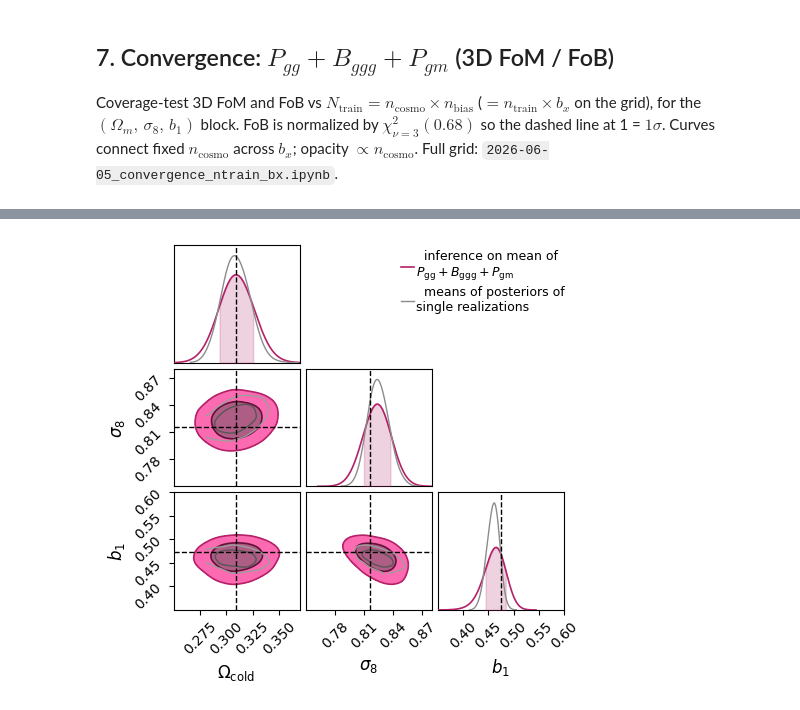
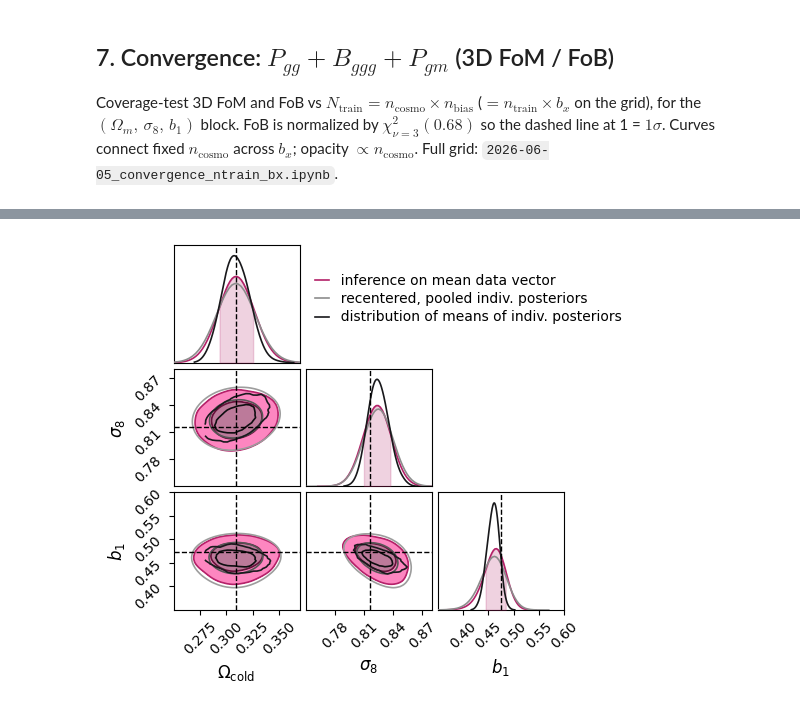
Before and after one commit to kstoreyf/muchisimocks, a Jupyter notebook: notebooks/2026-06-11_paper_figures.ipynb, the cells around one changed output, grey strips where cells are left out. Saved outputs shown, nothing was run; the diff lists cells and outputs as text; code cells hidden in the pictures.

Commit message:
working on paper figures

```diff
--- a/notebooks/2026-06-11_paper_figures.ipynb
+++ b/notebooks/2026-06-11_paper_figures.ipynb
@@ -1704,19 +1753,25 @@ Same mean-of-stats posterior as A1, but instead of thin individual realization p
 # %%
-# A1b: mean-of-stats contours vs 1σ/2σ contours of per-realization posterior means
+# A1b: mean-of-stats vs per-realization means (black) & recentered single-mock uncertainty (grey)
 import utils_inference
 
 statistics_row = ["pk", "bispec", "pgm"]
 tag_masks_row = "_kb0.25_kpgm0.25"
-color_indiv = "#8C8C8C"
-lw_indiv, lw_mean = 1.0, 1.2
+color_indiv = "black"
+color_recentered = "#8C8C8C"
+lw_contour = 1.2
+smooth_means = 0  # hist smooth (0 = none). 6 oversmooths 2D blobs
+bins_means = 12  # hist bins; default 8 is the usual source of lumpy 2D
+kde_means = True  # True → KDE instead of histogram (try if bins still look odd)
 fontsize_legend_a1b = 9
+k_per_obs = 500  # posterior draws kept per realization when pooling
 extents_a = {
     "omega_cold": [0.25, 0.37],
     "sigma8_cold": [0.75, 0.88],
     "b1": [0.35, 0.60],
 }
-label_mean = "inference on mean of\n$P_\\mathrm{gg}+B_\\mathrm{ggg}+P_\\mathrm{gm}$"
-label_indiv = "means of posteriors of\nsingle realizations"
+label_mean = "inference on mean data vector"
+label_indiv = "distribution of means of indiv. posteriors"
+label_recentered = "recentered, pooled indiv. posteriors"
 
 tags_inf, _, _, _ = utils_plot.setup_inference_tags(
     data_mode=data_mode, tag_params=TAG_PARAMS_TRAIN, tag_biasparams=TAG_BIASPARAMS_TRAIN,
@@ -1743,38 +1798,74 @@ if not fn_sample.exists():
     raise FileNotFoundError(fn_sample)
 print(f"fn_samples (indiv) = {fn_sample}")
 
-samples_arr = np.load(fn_sample)  # (n_draw, n_obs, n_par)
-param_names_samples = np.loadtxt(
-    dir_sbi / f"sbi{tag_inf}" / "param_names.txt", dtype=str,
+
+def _build_a1b_recentered_bundle():
+    """Load per-realization posteriors, unreparam, means, and pooled recentered draws."""
+    samples_arr = np.load(fn_sample)  # (n_draw, n_obs, n_par)
+    param_names_samples = np.loadtxt(
+        dir_sbi / f"sbi{tag_inf}" / "param_names.txt", dtype=str,
+    )
+    samples_u, names_u = utils_inference.unreparameterize_theta(
+        samples_arr, list(param_names_samples), strict=False,
+    )
+    names_u = list(names_u)
+    i_zoom = [names_u.index(pn) for pn in PARAM_NAMES_ZOOM]
+    samples_zoom = samples_u[:, :, i_zoom]
+    theta_hat = np.nanmean(samples_zoom, axis=0)
+    finite_obs = np.all(np.isfinite(theta_hat), axis=1)
+    theta_hat = theta_hat[finite_obs]
+    samples_zoom_ok = samples_zoom[:, finite_obs, :]
+    n_obs_ok = theta_hat.shape[0]
+    theta_bar = np.mean(theta_hat, axis=0)
+    n_draw = samples_zoom_ok.shape[0]
+    k = min(int(k_per_obs), n_draw)
+    draw_idx = np.random.default_rng(1).choice(n_draw, size=k, replace=False)
+    s_tilde = samples_zoom_ok[draw_idx] - theta_hat[None, :, :] + theta_bar[None, None, :]
+    pooled_recentered = s_tilde.reshape(k * n_obs_ok, len(PARAM_NAMES_ZOOM))
+    return dict(theta_hat=theta_hat, pooled_recentered=pooled_recentered, k=k)
+
+
+_a1b = load_or_build(
+    f"figA1b_recentered_pooled_pk_bispec_pgm_k{k_per_obs}",
+    _build_a1b_recentered_bundle,
 )
-samples_u, names_u = utils_inference.unreparameterize_theta(
-    samples_arr, list(param_names_samples), strict=False,
+theta_hat = _a1b["theta_hat"]
+pooled_recentered = _a1b["pooled_recentered"]
+print(
+    f"contouring posterior means for {theta_hat.shape[0]} realizations; "
+    f"pooled recentered samples: {pooled_recentered.shape[0]} "
+    f"(n_obs={theta_hat.shape[0]} × k={_a1b['k']})"
 )
-names_u = list(names_u)
-i_zoom = [names_u.index(pn) for pn in PARAM_NAMES_ZOOM]
-theta_hat = np.nanmean(samples_u[:, :, i_zoom], axis=0)  # (n_obs, n_zoom)
-finite_means = np.all(np.isfinite(theta_hat), axis=1)
-theta_hat = theta_hat[finite_means]
-print(f"contouring posterior means for {theta_hat.shape[0]} realizations")
 
 _, _, _, _, _, _, theta_show, _ = setup_fixed_mean_test()
 
-# Mean first (behind), then indiv-means contours on top
+# Mean-of-stats (filled, behind), recentered uncertainty (grey), means (black, on top)
 fig = plotter.plot_contours_inf(
     param_names=PARAM_NAMES_ZOOM, idx_obs=idx_obs, theta_obs_true=theta_show,
-    inf_methods=["sbi", "sbi"],
-    tags_inf=[tag_inf, tag_inf],
-    tags_test=[tag_test_mean, None],
-    colors=[COLORS_FID[3], color_indiv],
-    labels=[label_mean, label_indiv],
-    shades=[True, False],
-    linewidths=[lw_mean, lw_indiv],
-    fontsize_legend=fontsize_legend_a1b,
+    inf_methods=["sbi", "sbi", "sbi"],
+    tags_inf=[tag_inf, tag_inf, tag_inf],
+    tags_test=[tag_test_mean, None, None],
+    colors=[COLORS_FID[3], color_recentered, color_indiv],
+    labels=[label_mean, label_recentered, label_indiv],
+    shades=[True, False, False],
+    linewidths=[lw_contour, lw_contour, lw_contour],
+    smooths=[4, 4, smooth_means],
+    bins_list=[8, 8, bins_means],
+    kdes=[False, False, kde_means],
+    fontsize_legend=10,
+    legend_location=None,  # (row, col) subplot; e.g. (0, 1)
+    legend_loc=None,  # 'upper left', 'center left', ...
+    #loc_legend=LOC_LEGEND,  # bbox_to_anchor (x, y)
+    loc_legend=(1.5, 0.8),
     title=None,
     extents=extents_a,
     figsize=FIGSIZE_CORNER,
     unreparameterize=True,
-    samples_list=[None, (theta_hat, list(PARAM_NAMES_ZOOM))],
+    samples_list=[
+        None,
+        (pooled_recentered, list(PARAM_NAMES_ZOOM)),
+        (theta_hat, list(PARAM_NAMES_ZOOM)),
+    ],
     show=False,
 )
 if fig is not None:
@@ -1788,2 +1880,2 @@ Saved: /home/kstoreyf/muchisimocks/figures/2026-07-27_paper_figures/figA1b_mean_
 Saved: /home/kstoreyf/muchisimocks/figures/paper_figures_latest/figA1b_mean_vs_indiv_means_contours.png
-[figure, old version]
+[figure, new version]
```
Also changed, not shown: parts of 34 cells of this notebook, 15 other files.
